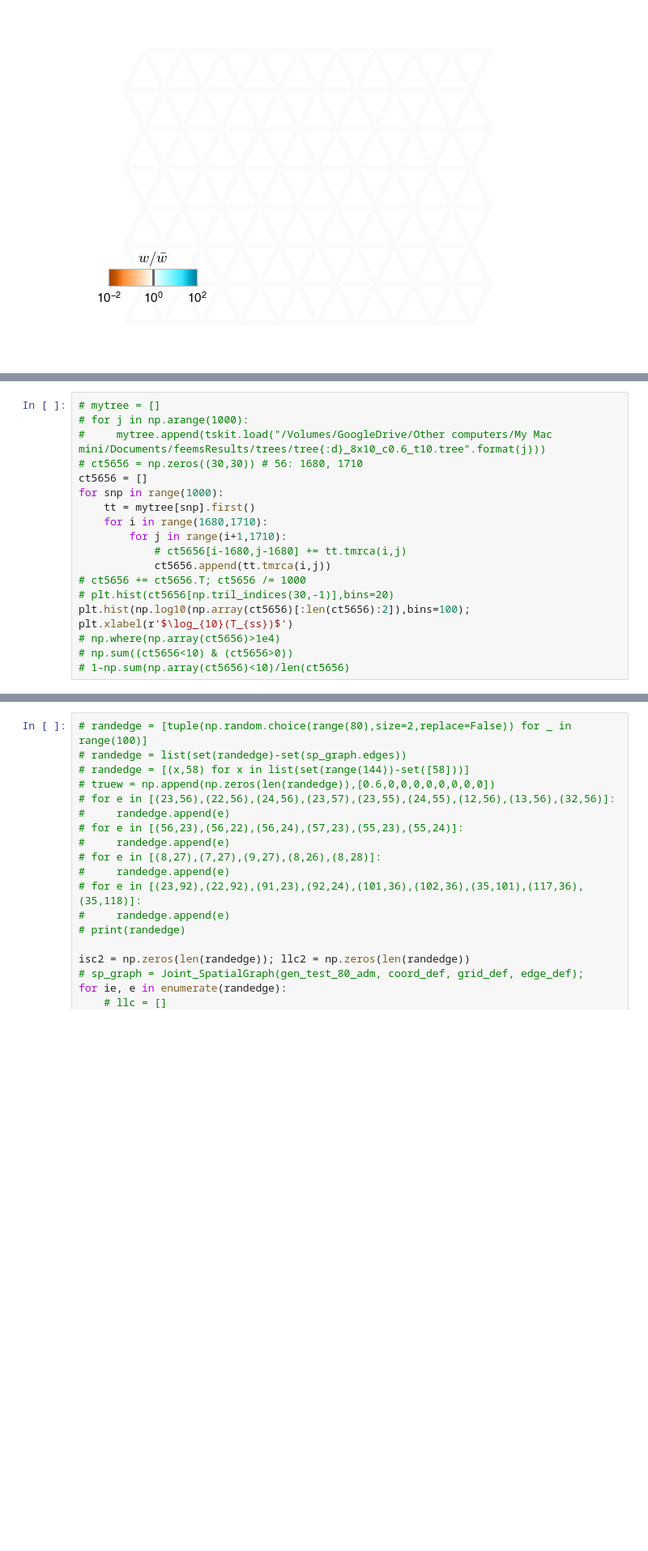
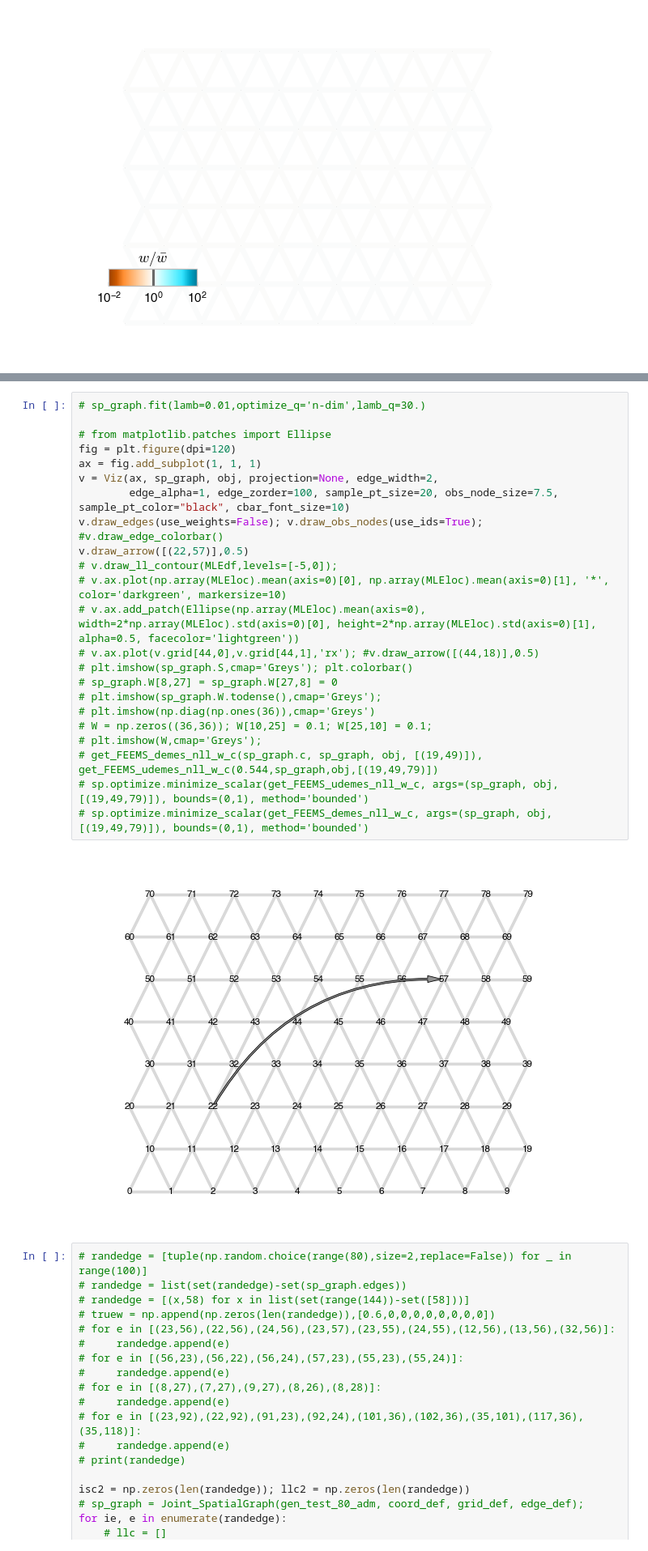
Before and after one commit to NovembreLab/feems, a Jupyter notebook: docs/notebooks/est-long-range.ipynb, the cells around one changed output, grey strips where cells are left out. Shown at 81% size. Saved outputs shown, nothing was run; the diff lists cells and outputs as text; blank space fills up the shorter version.

```diff
--- a/docs/notebooks/est-long-range.ipynb
+++ b/docs/notebooks/est-long-range.ipynb
@@ -1250,18 +360,0 @@ im = ax3.imshow(-r2dnd+np.min(r2dnd),cmap='Greens',vmin=-0.001); plt.colorbar(im
-# %%
-# mytree = []
-# for j in np.arange(1000):
-#     mytree.append(tskit.load("/Volumes/GoogleDrive/Other computers/My Mac mini/Documents/feemsResults/trees/tree{:d}_8x10_c0.6_t10.tree".format(j)))
-# ct5656 = np.zeros((30,30)) # 56: 1680, 1710
-ct5656 = []
-for snp in range(1000):
-    tt = mytree[snp].first()
-    for i in range(1680,1710):
-        for j in range(i+1,1710):
-            # ct5656[i-1680,j-1680] += tt.tmrca(i,j)
-            ct5656.append(tt.tmrca(i,j))
-# ct5656 += ct5656.T; ct5656 /= 1000
-# plt.hist(ct5656[np.tril_indices(30,-1)],bins=20)
-plt.hist(np.log10(np.array(ct5656)[:len(ct5656):2]),bins=100); plt.xlabel(r'$\log_{10}(T_{ss})$')
-# np.where(np.array(ct5656)>1e4)
-# np.sum((ct5656<10) & (ct5656>0))
-# 1-np.sum(np.array(ct5656)<10)/len(ct5656)
@@ -2081,3 +554,28 @@ v.ax.plot(v.grid[44,0],v.grid[44,1],'rx'); #v.draw_arrow([(44,18)],0.5)
+# %%
+# sp_graph.fit(lamb=0.01,optimize_q='n-dim',lamb_q=30.)
+
+# from matplotlib.patches import Ellipse
+fig = plt.figure(dpi=120)
+ax = fig.add_subplot(1, 1, 1)
+v = Viz(ax, sp_graph, obj, projection=None, edge_width=2,
+        edge_alpha=1, edge_zorder=100, sample_pt_size=20, obs_node_size=7.5, sample_pt_color="black", cbar_font_size=10)
+v.draw_edges(use_weights=False); v.draw_obs_nodes(use_ids=True); #v.draw_edge_colorbar()
+v.draw_arrow([(22,57)],0.5)
+# v.draw_ll_contour(MLEdf,levels=[-5,0]);
+# v.ax.plot(np.array(MLEloc).mean(axis=0)[0], np.array(MLEloc).mean(axis=0)[1], '*', color='darkgreen', markersize=10)
+# v.ax.add_patch(Ellipse(np.array(MLEloc).mean(axis=0), width=2*np.array(MLEloc).std(axis=0)[0], height=2*np.array(MLEloc).std(axis=0)[1], alpha=0.5, facecolor='lightgreen'))
+# v.ax.plot(v.grid[44,0],v.grid[44,1],'rx'); #v.draw_arrow([(44,18)],0.5)
+# plt.imshow(sp_graph.S,cmap='Greys'); plt.colorbar()
+# sp_graph.W[8,27] = sp_graph.W[27,8] = 0
+# plt.imshow(sp_graph.W.todense(),cmap='Greys');
+# plt.imshow(np.diag(np.ones(36)),cmap='Greys')
+# W = np.zeros((36,36)); W[10,25] = 0.1; W[25,10] = 0.1;
+# plt.imshow(W,cmap='Greys');
+# get_FEEMS_demes_nll_w_c(sp_graph.c, sp_graph, obj, [(19,49)]), get_FEEMS_udemes_nll_w_c(0.544,sp_graph,obj,[(19,49,79)])
+# sp.optimize.minimize_scalar(get_FEEMS_udemes_nll_w_c, args=(sp_graph, obj, [(19,49,79)]), bounds=(0,1), method='bounded')
+# sp.optimize.minimize_scalar(get_FEEMS_demes_nll_w_c, args=(sp_graph, obj, [(19,49,79)]), bounds=(0,1), method='bounded')
+# %% [output]
+[figure, added]
 # %%
 # randedge = [tuple(np.random.choice(range(80),size=2,replace=False)) for _ in range(100)]
 # randedge = list(set(randedge)-set(sp_graph.edges))
```
Also changed, not shown: parts of 111 cells of this notebook, 8 other files.
